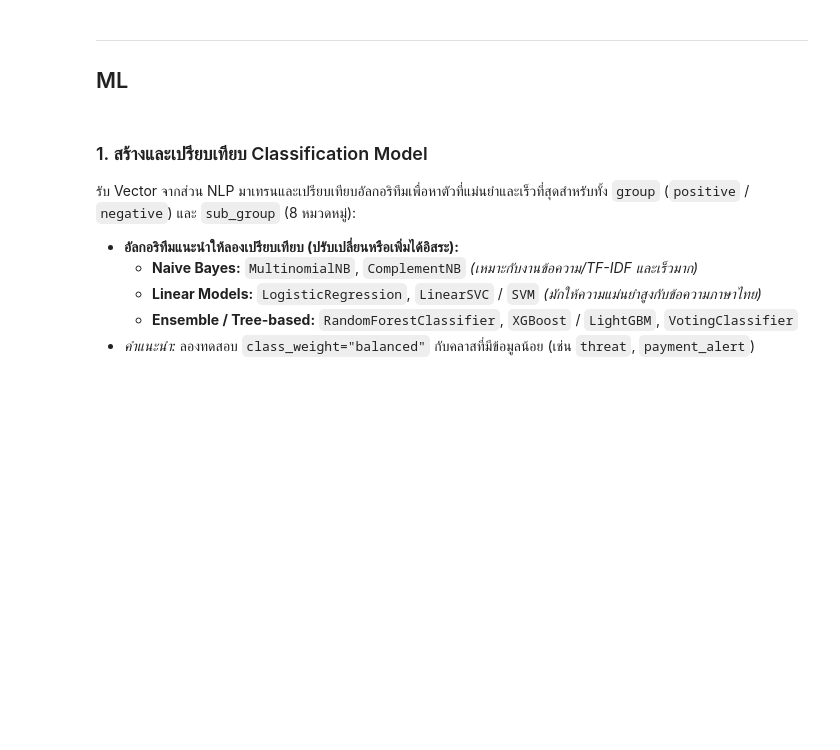
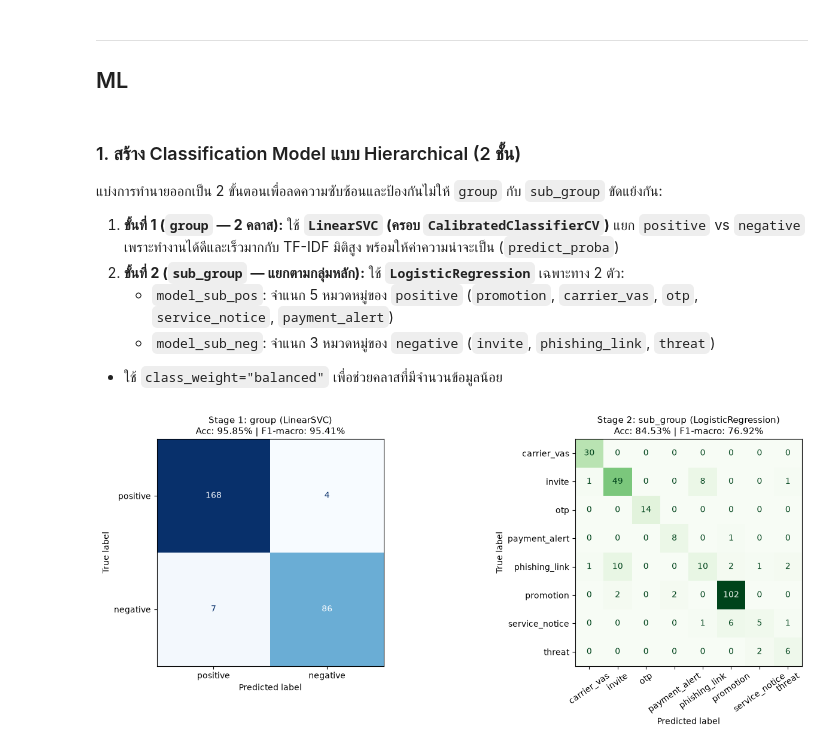
Before and after one commit to CurveQz/ProjectScamDetec, a Jupyter notebook: main.ipynb, the cells around one changed output. Cells and saved outputs as stored; diff of their text form; code cells hidden in the pictures; blank space fills up the shorter version.

Commit message:
Add hierarchical classification model, API predict_sms, and visualization

```diff
--- a/main.ipynb
+++ b/main.ipynb
@@ -277,11 +357,77 @@ print(vectorizer.get_feature_names_out()[:50])
 ---
 ## ML
 # %% [markdown]
-### 1. สร้างและเปรียบเทียบ Classification Model
-รับ Vector จากส่วน NLP มาเทรนและเปรียบเทียบอัลกอริทึมเพื่อหาตัวที่แม่นยำและเร็วที่สุดสำหรับทั้ง `group` (`positive` / `negative`) และ `sub_group` (8 หมวดหมู่):
-- **อัลกอริทึมแนะนำให้ลองเปรียบเทียบ (ปรับเปลี่ยนหรือเพิ่มได้อิสระ):**
-  - **Naive Bayes:** `MultinomialNB`, `ComplementNB` *(เหมาะกับงานข้อความ/TF-IDF และเร็วมาก)*
-  - **Linear Models:** `LogisticRegression`, `LinearSVC` / `SVM` *(มักให้ความแม่นยำสูงกับข้อความภาษาไทย)*
-  - **Ensemble / Tree-based:** `RandomForestClassifier`, `XGBoost` / `LightGBM`, `VotingClassifier`
-- *คำแนะนำ:* ลองทดสอบ `class_weight="balanced"` กับคลาสที่มีข้อมูลน้อย (เช่น `threat`, `payment_alert`)
+### 1. สร้าง Classification Model แบบ Hierarchical (2 ชั้น)
+แบ่งการทำนายออกเป็น 2 ขั้นตอนเพื่อลดความซับซ้อนและป้องกันไม่ให้ `group` กับ `sub_group` ขัดแย้งกัน:
+1. **ขั้นที่ 1 (`group` — 2 คลาส):** ใช้ **`LinearSVC` (ครอบ `CalibratedClassifierCV`)** แยก `positive` vs `negative` เพราะทำงานได้ดีและเร็วมากกับ TF-IDF มิติสูง พร้อมให้ค่าความน่าจะเป็น (`predict_proba`)
+2. **ขั้นที่ 2 (`sub_group` — แยกตามกลุ่มหลัก):** ใช้ **`LogisticRegression`** เฉพาะทาง 2 ตัว:
+   - `model_sub_pos`: จำแนก 5 หมวดหมู่ของ `positive` (`promotion`, `carrier_vas`, `otp`, `service_notice`, `payment_alert`)
+   - `model_sub_neg`: จำแนก 3 หมวดหมู่ของ `negative` (`invite`, `phishing_link`, `threat`)
+- ใช้ `class_weight="balanced"` เพื่อช่วยคลาสที่มีจำนวนข้อมูลน้อย
+# %%
+def train_hierarchical_models(X_train_vec, y_train) -> dict:
+    """เทรนโมเดล 2 ชั้น: ชั้นที่ 1 แยก group (LinearSVC), ชั้นที่ 2 แยก sub_group (LogisticRegression)"""
+    # ขั้นที่ 1: แยก positive / negative
+    model_group = CalibratedClassifierCV(
+        LinearSVC(C=1.0, class_weight="balanced", random_state=42), cv=3
+    )
+    model_group.fit(X_train_vec, y_train["group"])
+
+    # ขั้นที่ 2: แยก sub_group เฉพาะทางของแต่ละ group
+    pos_mask = (y_train["group"] == "positive").values
+    neg_mask = (y_train["group"] == "negative").values
+
+    model_sub_pos = LogisticRegression(max_iter=1000, C=2.0, class_weight="balanced", random_state=42)
+    model_sub_pos.fit(X_train_vec[pos_mask], y_train.loc[pos_mask, "sub_group"])
+
+    model_sub_neg = LogisticRegression(max_iter=1000, C=2.0, class_weight="balanced", random_state=42)
+    model_sub_neg.fit(X_train_vec[neg_mask], y_train.loc[neg_mask, "sub_group"])
+
+    return {"group": model_group, "sub_pos": model_sub_pos, "sub_neg": model_sub_neg}
+
+
+def predict_hierarchical(X_vec, models: dict):
+    """ทำนายแบบกลุ่ม (Batch) สำหรับประเมินผลบน Test Set"""
+    pred_grp = models["group"].predict(X_vec)
+    pred_sub = np.empty(len(pred_grp), dtype=object)
+
+    is_pos = pred_grp == "positive"
+    if is_pos.any():
+        pred_sub[is_pos] = models["sub_pos"].predict(X_vec[is_pos])
+    if (~is_pos).any():
+        pred_sub[~is_pos] = models["sub_neg"].predict(X_vec[~is_pos])
+    return pred_grp, pred_sub
+
+
+def predict_sms(raw_text: str, vectorizer, models: dict) -> dict:
+    """ฟังก์ชันพร้อมใช้สำหรับ FastAPI: รับข้อความดิบ 1 ข้อความ -> คืนผลทำนายแบบ JSON dict"""
+    tagged = normalize_sms(raw_text)
+    cleaned, _ = preprocess(tagged)
+    tokens = tokenize(cleaned)
+    X_vec = vectorizer.transform([" ".join(tokens)])
+
+    # ทำนาย group พร้อมความมั่นใจ
+    grp_probs = models["group"].predict_proba(X_vec)[0]
+    grp_idx = int(np.argmax(grp_probs))
+    group = str(models["group"].classes_[grp_idx])
+
+    # เลือกโมเดลย่อยตาม group ที่ทายได้
+    sub_model = models["sub_pos"] if group == "positive" else models["sub_neg"]
+    sub_probs = sub_model.predict_proba(X_vec)[0]
+    sub_idx = int(np.argmax(sub_probs))
+
+    return {
+        "group": group,
+        "group_confidence": round(float(grp_probs[grp_idx]), 4),
+        "sub_group": str(sub_model.classes_[sub_idx]),
+        "sub_group_confidence": round(float(sub_probs[sub_idx]), 4),
+    }
+
+
+# เทรนโมเดลและแสดงผลบน Test Set
+models = train_hierarchical_models(X_train_vec, y_train)
+y_pred_group, y_pred_sub = predict_hierarchical(X_test_vec, models)
+plot_hierarchical_results(y_test["group"], y_pred_group, y_test["sub_group"], y_pred_sub)
+# %% [output]
+[figure, added]
 # %% [markdown]
```
Also changed, not shown: parts of 9 cells of this notebook.
